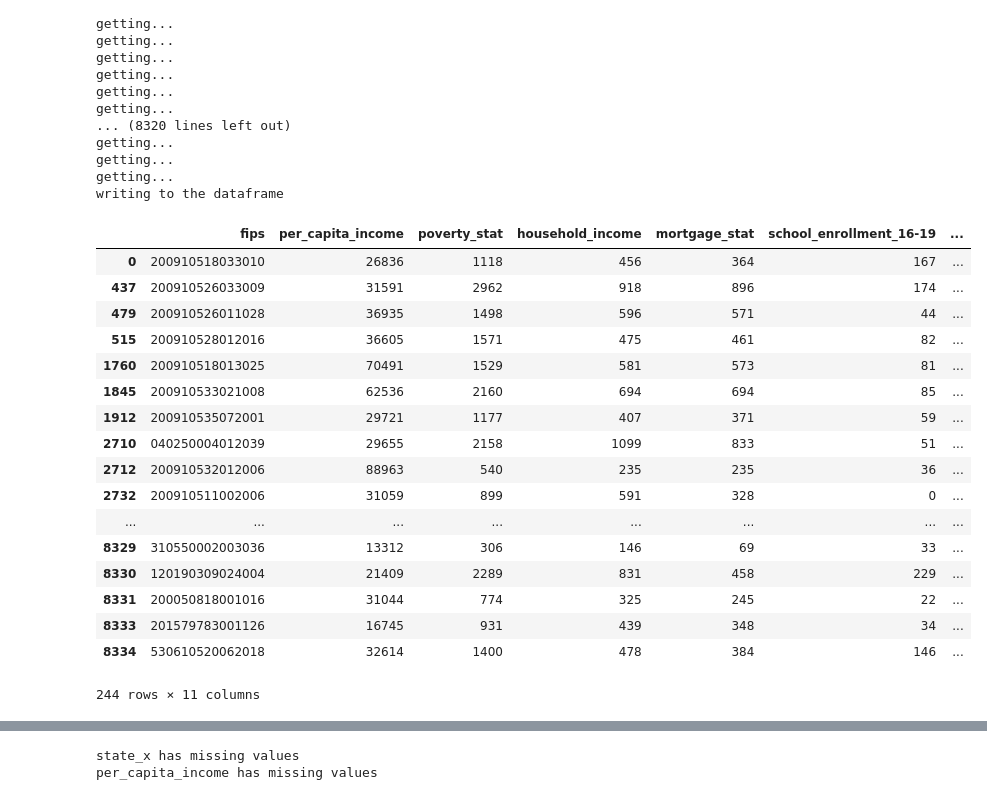
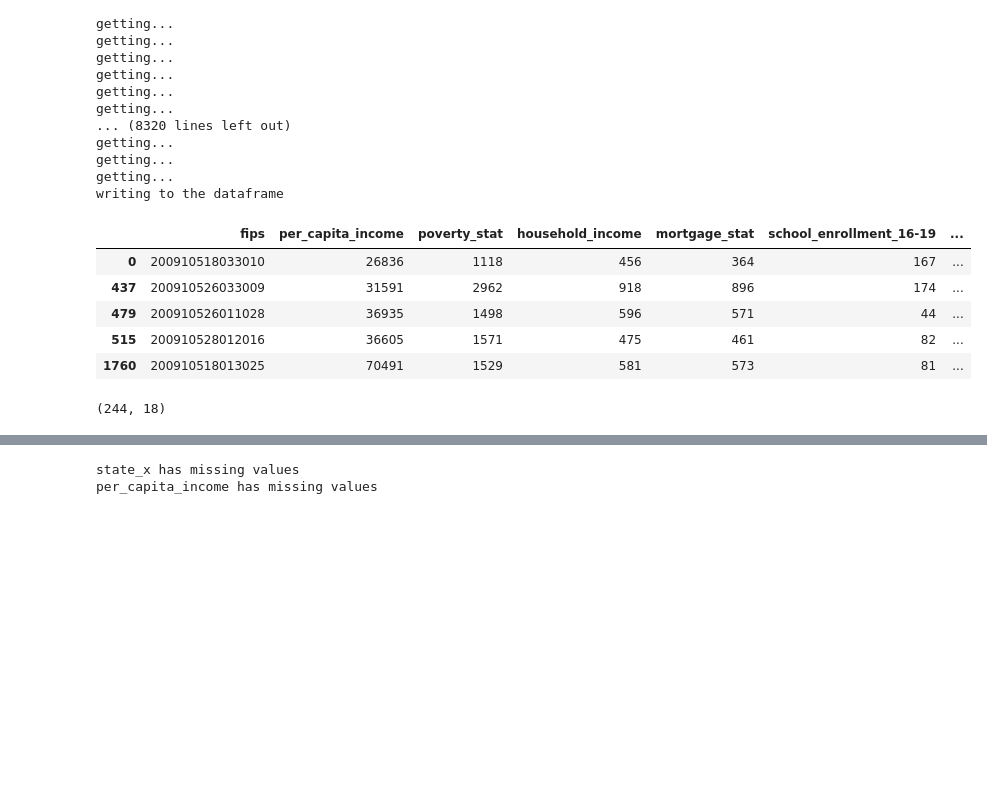
Before and after one commit to tianchu-shu/syntaxerror, a Jupyter notebook: api.ipynb, the cells around one changed output, grey strips where cells are left out. Cells and saved outputs as stored; diff of their text form; code cells hidden in the pictures; blank space fills up the shorter version.

```diff
--- a/api.ipynb
+++ b/api.ipynb
@@ -103,6 +104,10 @@ unique_fips.shape
 (244, 5)
 # %%
 withfips = pd.merge(new, unique_fips, on = 'fips')
+# %%
+withfips = pd.read_csv("with_fips.csv")
+# %%
+withfips = withfips.drop("Unnamed: 0", axis=1)
 # %%
 withfips.shape
 # %% [output]
@@ -121,39 +158,5 @@ withfips.to_csv('with_fips.csv')
 # %%
 test = withfips[:10]
-# %%
-def info_retrieve(table):
-    asc = []
-    for i, row in table.iterrows():
-        fips = row['fips']
-        blkgrp = row['blockgroup']
-        state = row['state_y']
-        county = row['county']
-        tract = row['tract']
-
-        search_term = 'B19301_001E,B17021_001E,B19001_001E,B25087_001E,B14005_001E,B09002_001E'
-        key = '209a50c6b62ff53a635f9ae4a6e6cc5d3467c7d7'
-        address = 'https://api.census.gov/data/2010/acs5?get={}&for=block+group:{}&in=state:{}+county:{}+tract:{}&key={}'.format(search_term, blkgrp, state, county, tract, key)
-
-        json_results = requests.get(address)
-        json_dict = json_results.json()
-
-        if json_results:
-            info = [fips] + json_dict[1]
-            asc.append(info)
-        else:
-            asc.append([None]*len(json_dict[1]))
-
-
-        print("getting...")
-
-    colnames = ['fips','per_capita_income', 'poverty_stat', 'household_income', 'mortgage_stat', 'school_enrollment_16-19', 'own_children_under18',  'state', 'county', 'tract', 'blockgroup']
-    print("writing to the dataframe")
-    asc_df = pd.DataFrame(asc, columns = colnames)
-    unique_asc = asc_df.drop_duplicates()
-
-    #total_df = pd.merge(table, unique_asc, left_on = 'fips', right_on = 'fips')
-
-    return unique_asc
 # %%
 test_asc = info_retrieve(test)
 # %% [output]
@@ -203,23 +197,11 @@ getting...
 getting...
 writing to the dataframe
 # %%
-unique_asc
+unique_asc.head()
 # %% [output]
 |  | fips | per_capita_income | poverty_stat | household_income | mortgage_stat | school_enrollment_16-19 | ... |
 | 0 | 200910518033010 | 26836 | 1118 | 456 | 364 | 167 | ... |
 | 437 | 200910526033009 | 31591 | 2962 | 918 | 896 | 174 | ... |
 | 479 | 200910526011028 | 36935 | 1498 | 596 | 571 | 44 | ... |
 | 515 | 200910528012016 | 36605 | 1571 | 475 | 461 | 82 | ... |
 | 1760 | 200910518013025 | 70491 | 1529 | 581 | 573 | 81 | ... |
-| 1845 | 200910533021008 | 62536 | 2160 | 694 | 694 | 85 | ... |
-| 1912 | 200910535072001 | 29721 | 1177 | 407 | 371 | 59 | ... |
-| 2710 | 040250004012039 | 29655 | 2158 | 1099 | 833 | 51 | ... |
-| 2712 | 200910532012006 | 88963 | 540 | 235 | 235 | 36 | ... |
-| 2732 | 200910511002006 | 31059 | 899 | 591 | 328 | 0 | ... |
-| ... | ... | ... | ... | ... | ... | ... | ... |
-| 8329 | 310550002003036 | 13312 | 306 | 146 | 69 | 33 | ... |
-| 8330 | 120190309024004 | 21409 | 2289 | 831 | 458 | 229 | ... |
-| 8331 | 200050818001016 | 31044 | 774 | 325 | 245 | 22 | ... |
-| 8333 | 201579783001126 | 16745 | 931 | 439 | 348 | 34 | ... |
-| 8334 | 530610520062018 | 32614 | 1400 | 478 | 384 | 146 | ... |
-244 rows × 11 columns
@@ -225,0 +210,4 @@ unique_asc
+# %%
+unique_asc.shape
+# %% [output]
+(244, 18)
```
Also changed, not shown: parts of 15 cells of this notebook, 11 other files.
